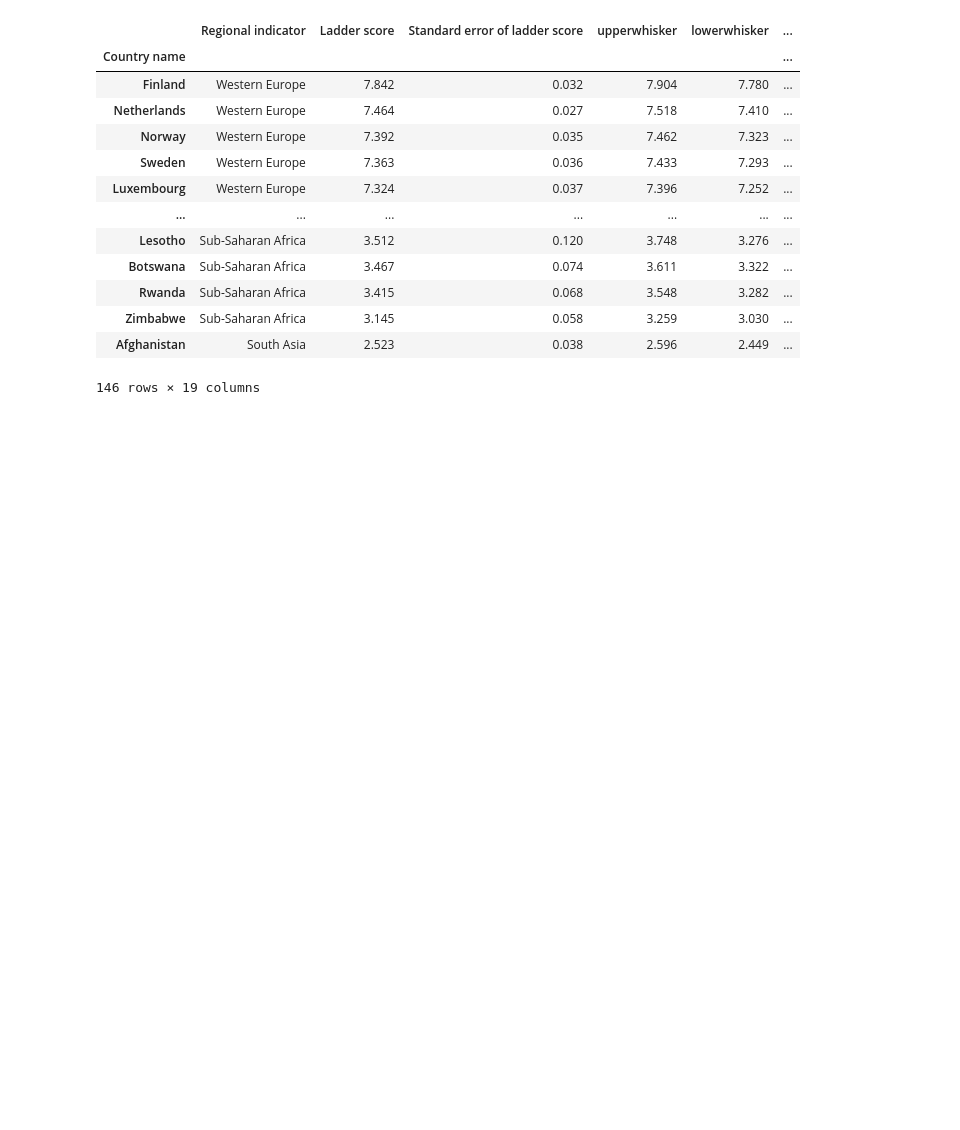
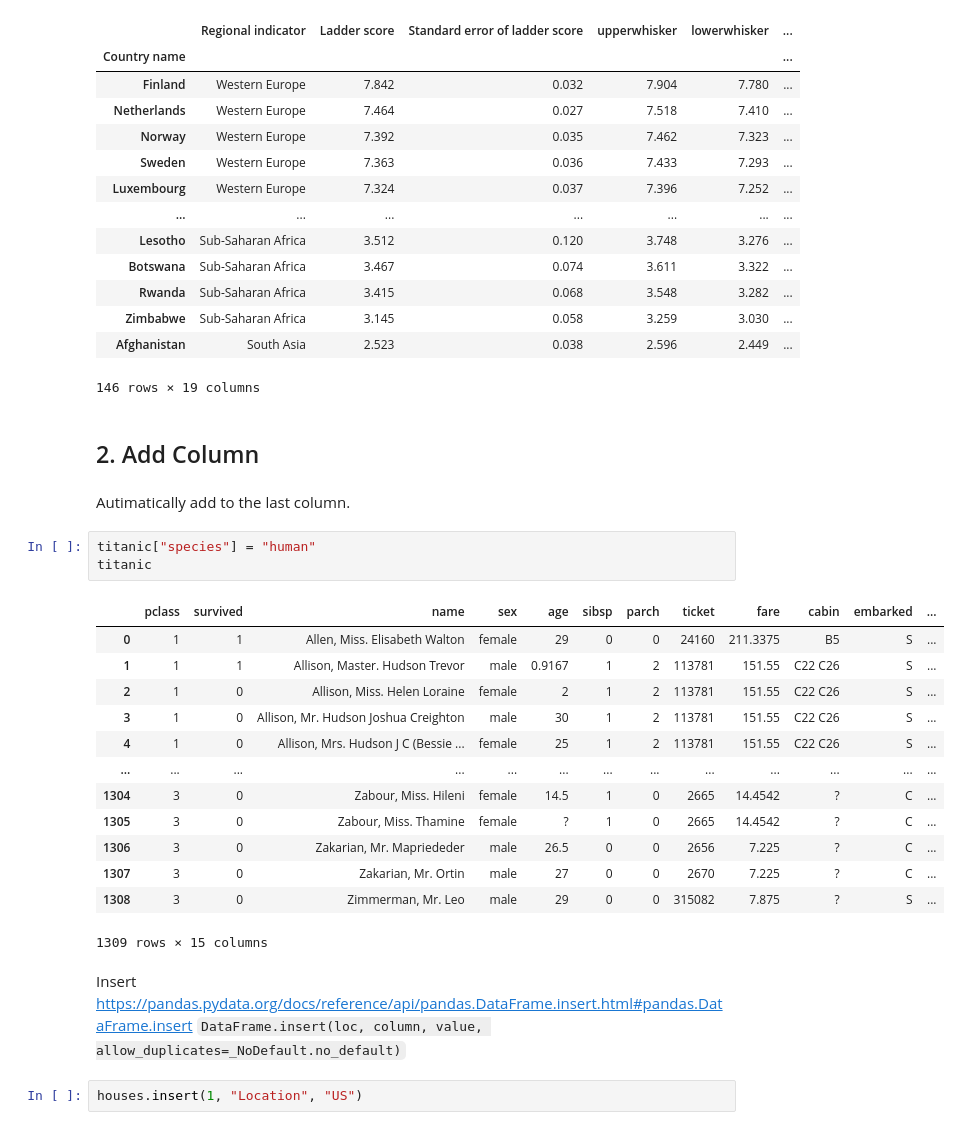
Before and after one commit to SicoJensennn/Data_Analysis_Visualize, a Jupyter notebook: 06_Add_Delete_Column.ipynb, the cells around one changed output. Drawn from its saved outputs; the diff is of its cells as text; blank space fills up the shorter version.

```diff
--- a/06_Add_Delete_Column.ipynb
+++ b/06_Add_Delete_Column.ipynb
@@ -70,3 +70,30 @@ countries.drop(countries.index[1:4])
 | Zimbabwe | Sub-Saharan Africa | 3.145 | 0.058 | 3.259 | 3.030 | ... |
 | Afghanistan | South Asia | 2.523 | 0.038 | 2.596 | 2.449 | ... |
 146 rows × 19 columns
+# %% [markdown]
+## 2. Add Column
+# %% [markdown]
+Autimatically add to the last column.
+# %%
+titanic["species"] = "human"
+titanic
+# %% [output]
+|  | pclass | survived | name | sex | age | sibsp | parch | ticket | fare | cabin | embarked | ... |
+| 0 | 1 | 1 | Allen, Miss. Elisabeth Walton | female | 29 | 0 | 0 | 24160 | 211.3375 | B5 | S | ... |
+| 1 | 1 | 1 | Allison, Master. Hudson Trevor | male | 0.9167 | 1 | 2 | 113781 | 151.55 | C22 C26 | S | ... |
+| 2 | 1 | 0 | Allison, Miss. Helen Loraine | female | 2 | 1 | 2 | 113781 | 151.55 | C22 C26 | S | ... |
+| 3 | 1 | 0 | Allison, Mr. Hudson Joshua Creighton | male | 30 | 1 | 2 | 113781 | 151.55 | C22 C26 | S | ... |
+| 4 | 1 | 0 | Allison, Mrs. Hudson J C (Bessie ... | female | 25 | 1 | 2 | 113781 | 151.55 | C22 C26 | S | ... |
+| ... | ... | ... | ... | ... | ... | ... | ... | ... | ... | ... | ... | ... |
+| 1304 | 3 | 0 | Zabour, Miss. Hileni | female | 14.5 | 1 | 0 | 2665 | 14.4542 | ? | C | ... |
+| 1305 | 3 | 0 | Zabour, Miss. Thamine | female | ? | 1 | 0 | 2665 | 14.4542 | ? | C | ... |
+| 1306 | 3 | 0 | Zakarian, Mr. Mapriededer | male | 26.5 | 0 | 0 | 2656 | 7.225 | ? | C | ... |
+| 1307 | 3 | 0 | Zakarian, Mr. Ortin | male | 27 | 0 | 0 | 2670 | 7.225 | ? | C | ... |
+| 1308 | 3 | 0 | Zimmerman, Mr. Leo | male | 29 | 0 | 0 | 315082 | 7.875 | ? | S | ... |
+1309 rows × 15 columns
+# %% [markdown]
+Insert
+https://pandas.pydata.org/docs/reference/api/pandas.DataFrame.insert.html#pandas.DataFrame.insert
+`DataFrame.insert(loc, column, value, allow_duplicates=_NoDefault.no_default)`
+# %%
+houses.insert(1, "Location", "US")
```
Also changed, not shown: parts of 7 cells of this notebook.
